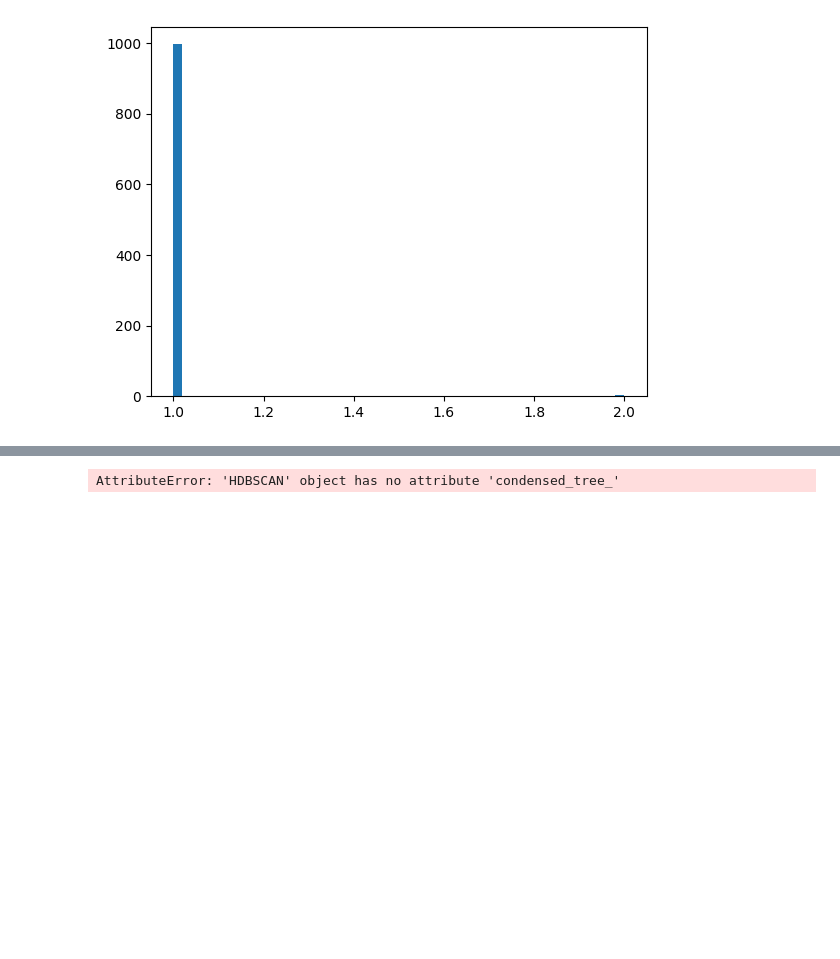
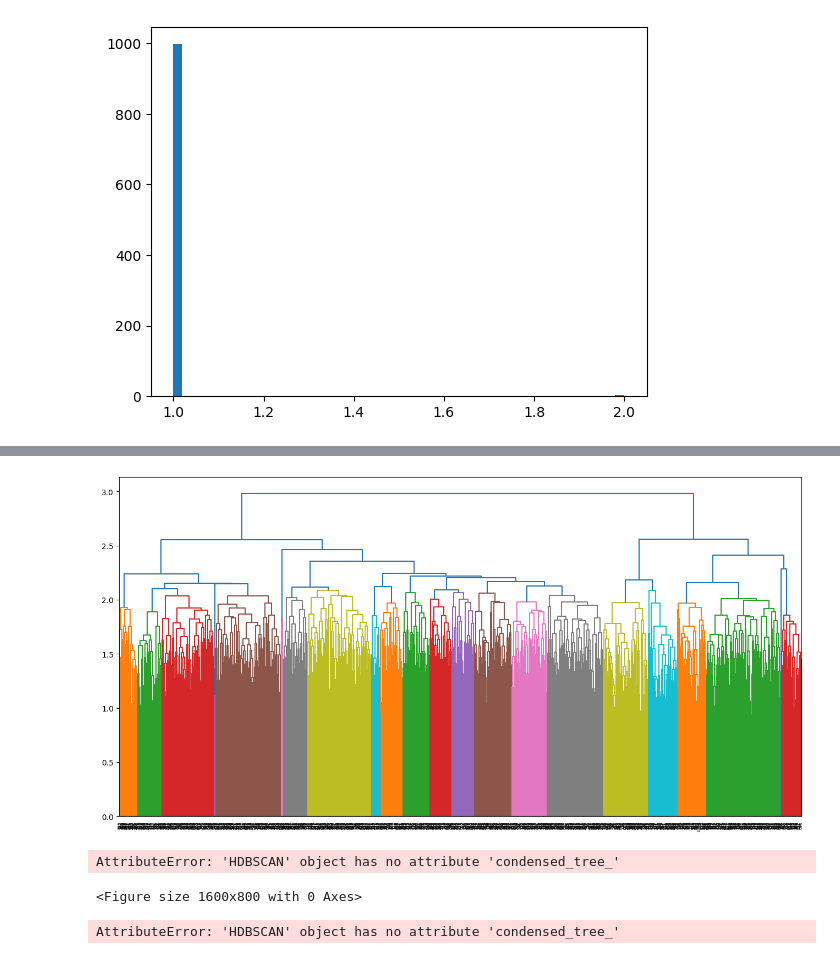
Before and after one commit to hrkhach/Compound-Clustering-Assignment, a Jupyter notebook: compound_clustering_for_ZINC_data.ipynb, the cells around one changed output, grey strips where cells are left out. Drawn from its saved outputs; the diff is of its cells as text; code cells hidden in the pictures; blank space fills up the shorter version.

```diff
--- a/compound_clustering_for_ZINC_data.ipynb
+++ b/compound_clustering_for_ZINC_data.ipynb
@@ -255,4 +277,24 @@ Cluster ID
 Name: count, dtype: int64
+# %%
+X = t_distance_matrix_1000
+Z = linkage(D, method='average', metric='euclidean')
+plt.figure(figsize=(16, 8))
+dendrogram(Z)
+plt.show()
+# %% [output]
+[figure, added]
+# %%
+X = t_distance_matrix_1000
+
+clusterer = HDBSCAN(min_cluster_size=10)
+clusterer.fit(X)
+
+plt.figure(figsize=(16,8))
+clusterer.condensed_tree_.plot(select_clusters=True)
+plt.show()
+# %% [output]
+AttributeError: 'HDBSCAN' object has no attribute 'condensed_tree_'
+<Figure size 1600x800 with 0 Axes>
 # %%
 fig = plt.figure(figsize = (16,8))
 
```
Also changed, not shown: parts of 19 cells of this notebook.
